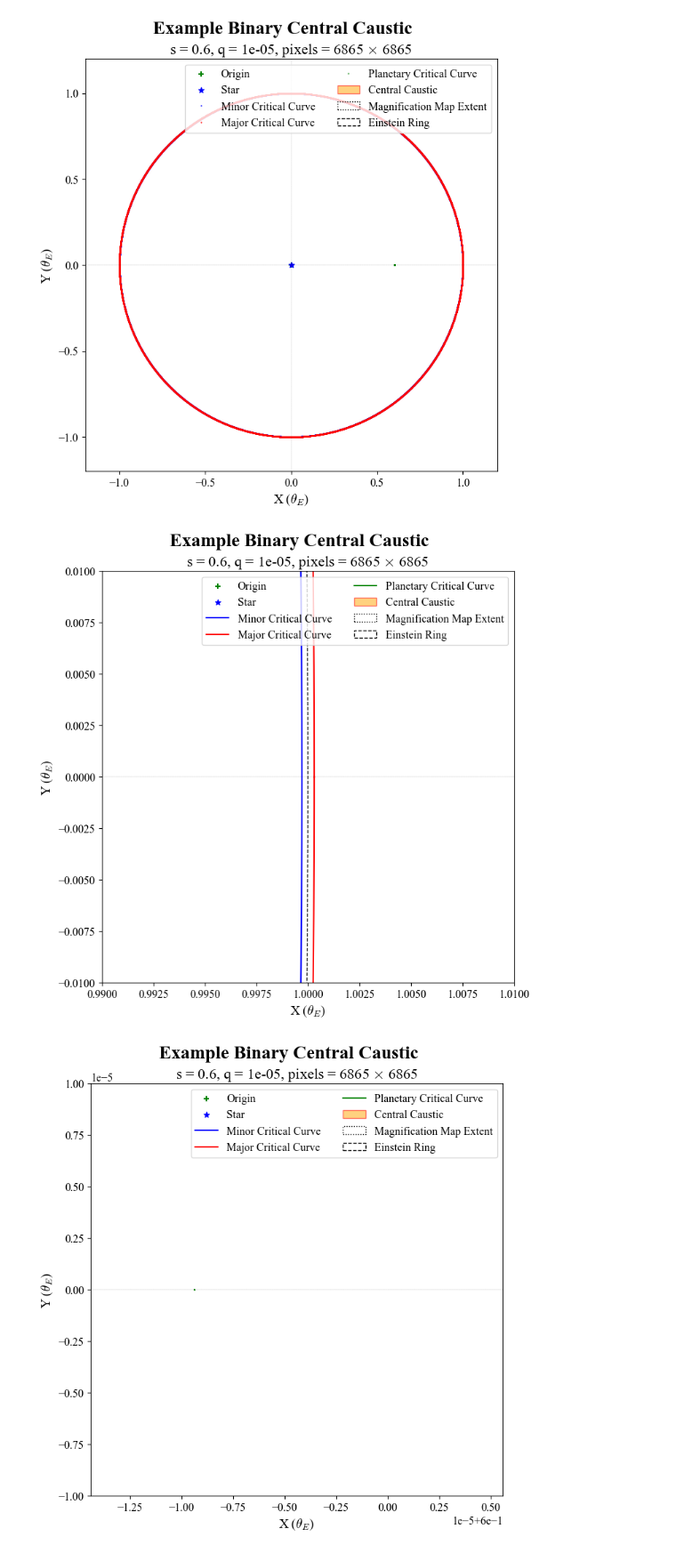
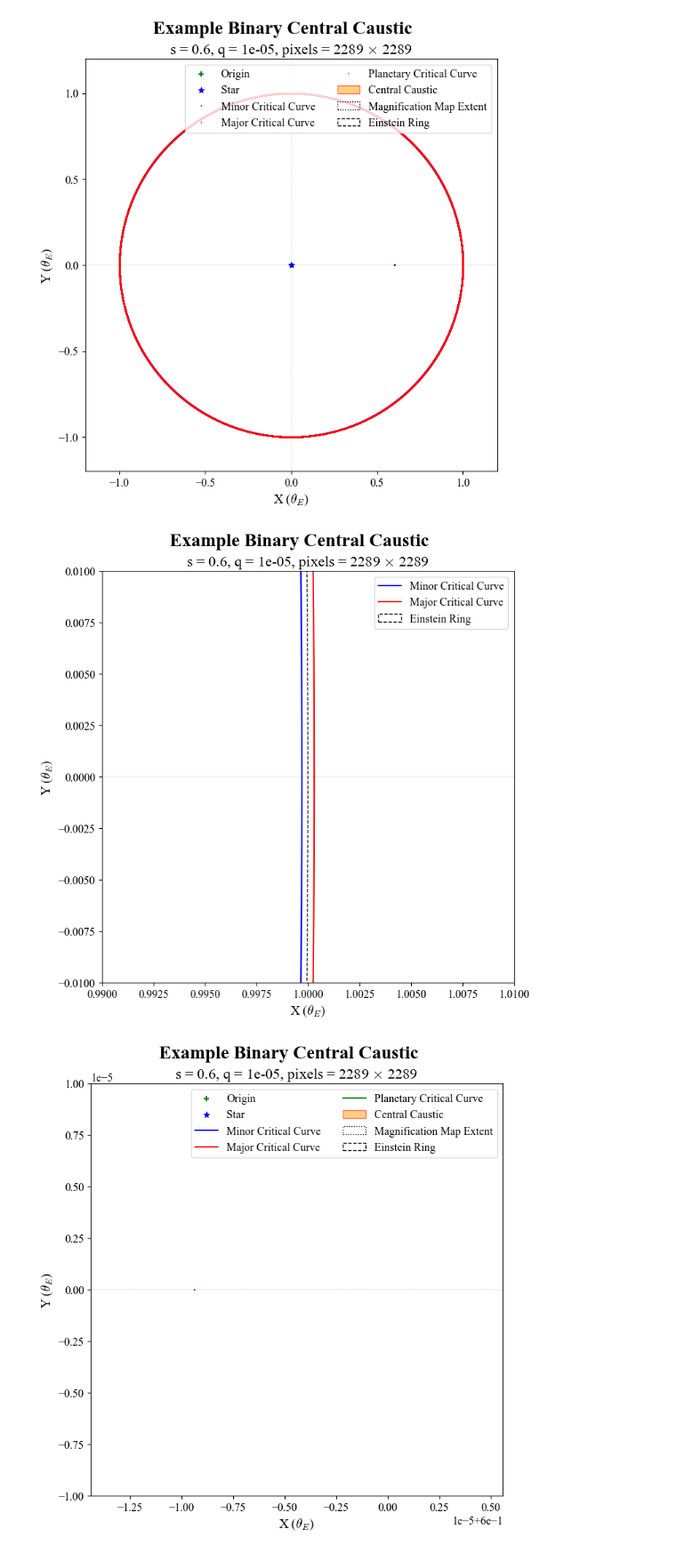
Before and after one commit to saividyud/NBLens, a Jupyter notebook: Roman F2F Conference 2/Roman_F2F_Plots.ipynb, the cells around one changed output. Shown at 89% size. Saved outputs shown, nothing was run; the diff lists cells and outputs as text; code cells hidden in the pictures.

```diff
--- a/Roman F2F Conference 2/Roman_F2F_Plots.ipynb
+++ b/Roman F2F Conference 2/Roman_F2F_Plots.ipynb
@@ -540,7 +737,7 @@ plt.show()
 # %% [output]
 [figure]
 # %%
-pixels, ang_width, (qs, ss), cusp_points, (max_source_radius, min_source_radius) = ang_width_calculator(lens_attributes, pixels_in_small_source=30, cm_offset='auto', cm_translation=center_of_magnification)
+pixels, ang_width, (qs, ss), cusp_points, (max_source_radius, min_source_radius) = ang_width_calculator(lens_attributes, pixels_in_small_source=10, cm_offset='auto', cm_translation=center_of_magnification)
 print(f'Pixels: {pixels}, Angular Width: {ang_width}, Max Source Radius: {max_source_radius}, Min Source Radius: {min_source_radius}')
 
 fig = plt.figure()
@@ -908,40 +1105,40 @@ points = np.array([x, y]).T
 
 fpr = patches.Polygon(points, closed=False, fill=True, edgecolor='red', label='Central Caustic', facecolor='orange', alpha=0.5)
 map_patch = patches.Rectangle((-ang_width/2, -ang_width/2), ang_width, ang_width, fill=None, edgecolor='black', linestyle=':', label='Magnification Map Extent')
 
 ring_patch = patches.Circle((0, 0), radius=1, fill=None, edgecolor='black', linestyle='--', label='Einstein Ring')
 
-ax.scatter(0, 0, color='green', marker='+', label='Origin')
-ax.scatter(lens_attributes[0, 0], lens_attributes[0, 1], color='blue', marker='*', label='Star')
+# ax.scatter(0, 0, color='green', marker='+', label='Origin')
+# ax.scatter(lens_attributes[0, 0], lens_attributes[0, 1], color='blue', marker='*', label='Star')
 
 ax.plot(small_circle[:, 0], small_circle[:, 1], color='b', linestyle='-', markersize=1, label='Minor Critical Curve')
 ax.plot(large_circle[:, 0], large_circle[:, 1], color='r', linestyle='-', markersize=1, label='Major Critical Curve')
-ax.plot(offset_circle[:, 0], offset_circle[:, 1], color='g', linestyle='-', markersize=1, label='Planetary Critical Curve')
+# ax.plot(offset_circle[:, 0], offset_circle[:, 1], color='g', linestyle='-', markersize=1, label='Planetary Critical Curve')
 
 ax.set_aspect('equal')
 
 view = 1.2
 ax.set_xlim(0.99, 1.01)
 ax.set_ylim(-0.01, 0.01)
 
 ax.set_title(f's = {s}, q = {q}, pixels = {pixels} $\\times$ {pixels}')
 ax.set_xlabel(r'X ($\theta_E$)')
 ax.set_ylabel(r'Y ($\theta_E$)')
 
 ax.hlines(0, -view, view, colors='black', linestyles='dashed', linewidth=0.1)
 ax.vlines(0, -view, view, colors='black', linestyles='dashed', linewidth=0.1)
 
-ax.add_patch(fpr)
-ax.add_patch(map_patch)
+# ax.add_patch(fpr)
+# ax.add_patch(map_patch)
 ax.add_patch(ring_patch)
 
-ax.legend(ncol=2)
+ax.legend(ncol=1)
 
 fig.savefig('Example 9.png', dpi=300)
 
 plt.show()
 # %% [output]
-[figure, old version]
+[figure, new version]
 # %%
 fig = plt.figure()
 ax = fig.add_subplot()
```
Also changed, not shown: parts of 47 cells of this notebook, 31 other files.
